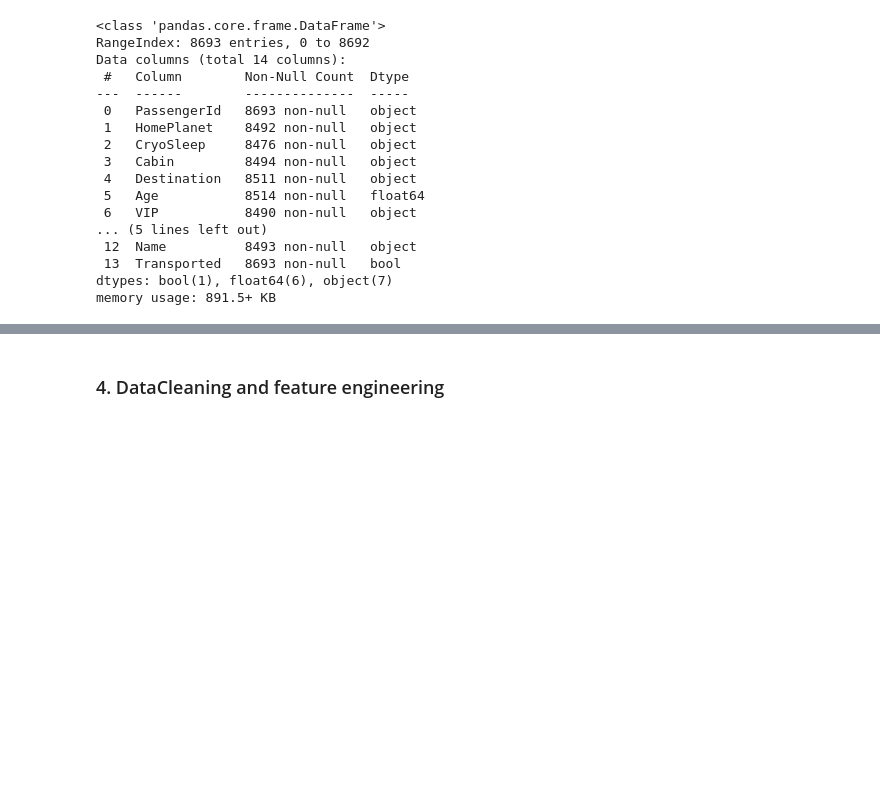
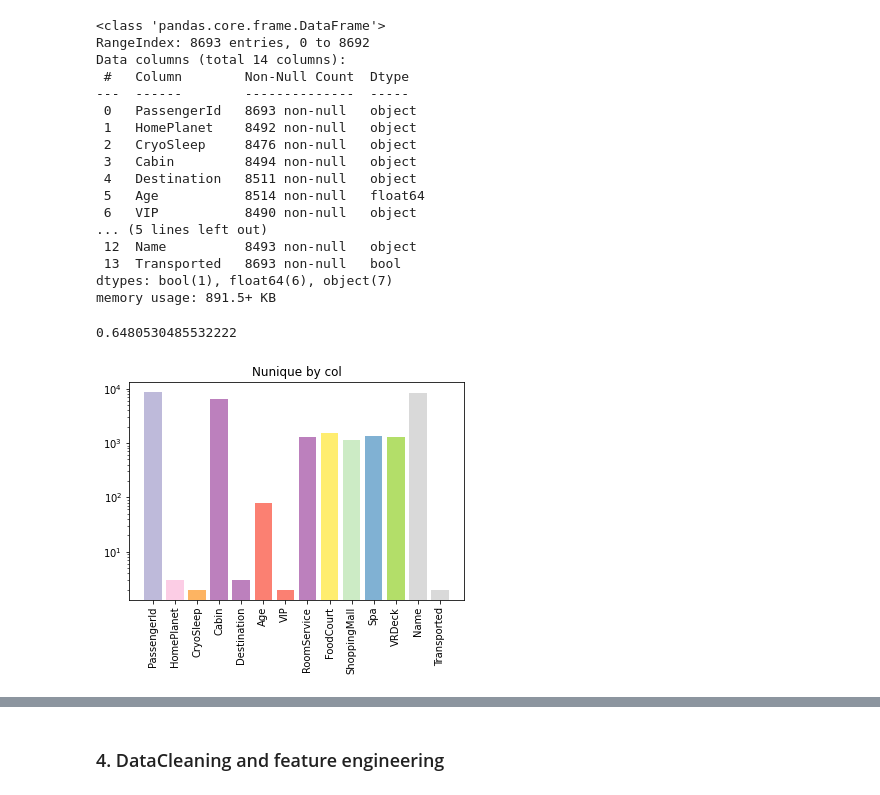
Before and after one commit to Steven-Maurice/projet_8_kaggle, a Jupyter notebook: spaceship-titanic.ipynb, the cells around one changed output, grey strips where cells are left out. Cells and saved outputs as stored; diff of their text form; code cells hidden in the pictures; blank space fills up the shorter version.

```diff
--- a/spaceship-titanic.ipynb
+++ b/spaceship-titanic.ipynb
@@ -138,4 +139,20 @@ Data columns (total 14 columns):
  13  Transported   8693 non-null   bool
 dtypes: bool(1), float64(6), object(7)
 memory usage: 891.5+ KB
+# %%
+np.random.rand()
+# %% [output]
+0.6480530485532222
+# %%
+np.random.seed(1234)
+cmap = matplotlib.cm.get_cmap('Set3')
+color = [cmap(np.random.rand()) for _ in range(train.shape[1])]
+
+plt.bar(train.columns,train.nunique(), color=color)
+plt.title('Nunique by col')
+plt.xticks(rotation=90)
+plt.yscale('log')
+plt.show()
+# %% [output]
+[figure, added]
 # %%
```
Also changed, not shown: parts of 4 cells of this notebook.
